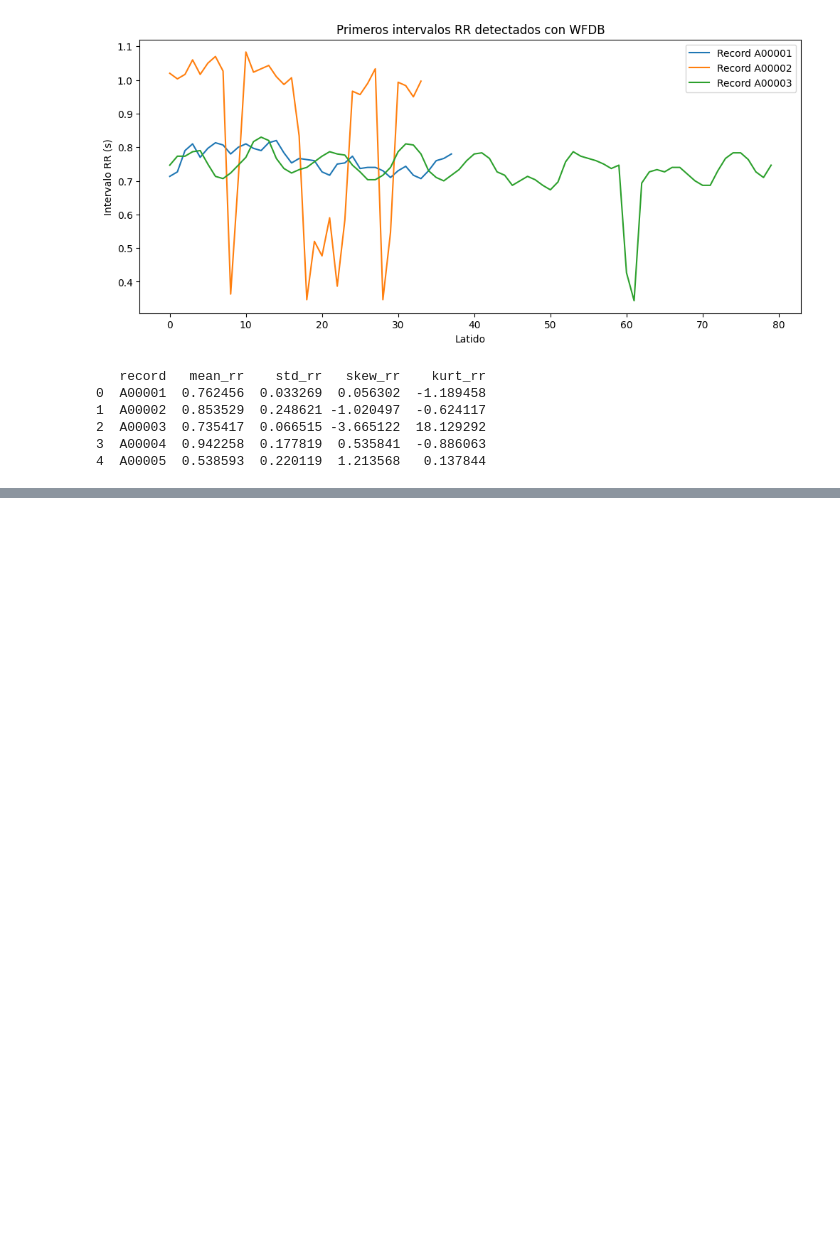
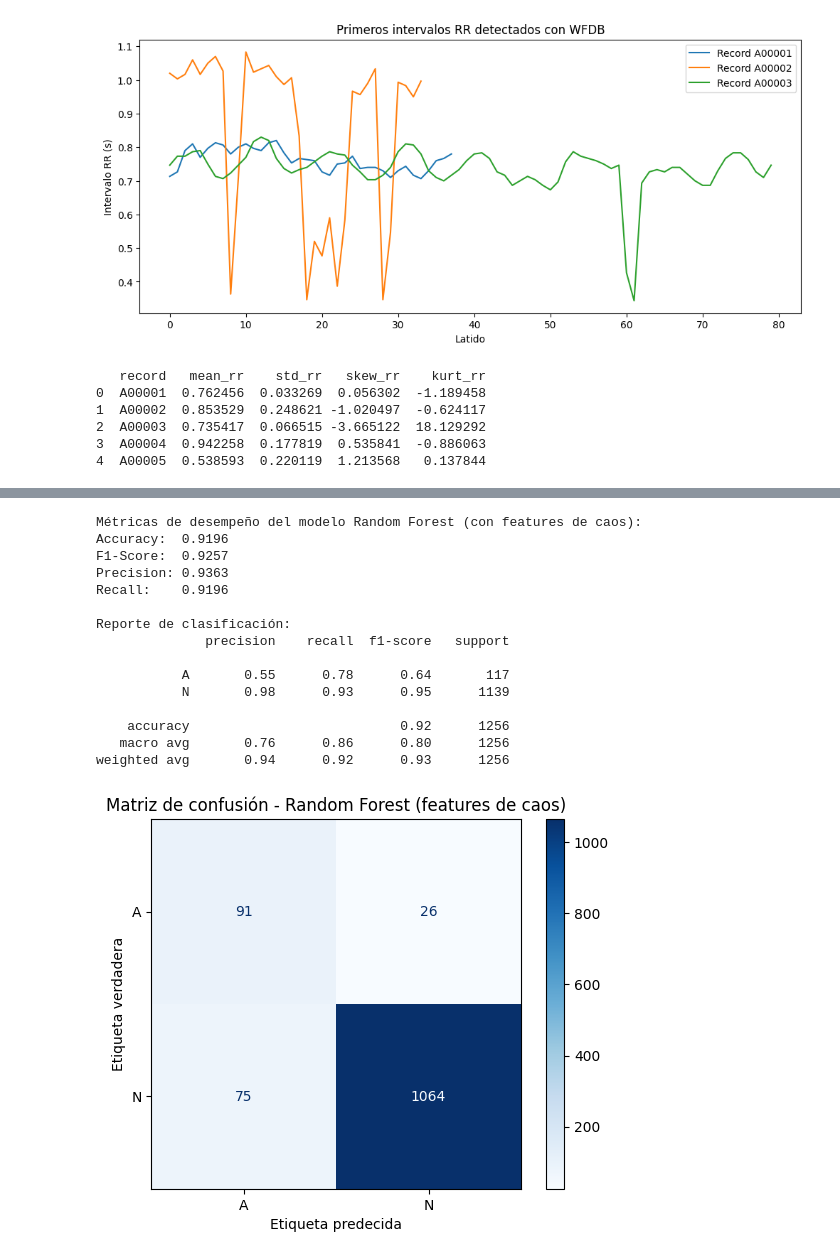
Before and after one commit to Mrldmz/MachineLearning, a Jupyter notebook: proyecto/Semana_2_Reproduccion_Baseline.ipynb, the cells around one changed output, grey strips where cells are left out. Saved outputs shown, nothing was run; the diff lists cells and outputs as text; code cells hidden in the pictures; blank space fills up the shorter version.

```diff
--- a/proyecto/Semana_2_Reproduccion_Baseline.ipynb
+++ b/proyecto/Semana_2_Reproduccion_Baseline.ipynb
@@ -701,0 +827,41 @@ weighted avg       0.93      0.94      0.93      1649
+# %%
+# Predecir sobre el conjunto de prueba
+y_pred_chaos = rf_clf_chaos.predict(X_test_chaos)
+
+# Calcular métricas de desempeño
+accuracy_chaos = accuracy_score(y_test_chaos, y_pred_chaos)
+f1_chaos = f1_score(y_test_chaos, y_pred_chaos, average='weighted', zero_division=0)
+precision_chaos = precision_score(y_test_chaos, y_pred_chaos, average='weighted', zero_division=0)
+recall_chaos = recall_score(y_test_chaos, y_pred_chaos, average='weighted', zero_division=0)
+
+print("Métricas de desempeño del modelo Random Forest (con features de caos):")
+print(f"Accuracy:  {accuracy_chaos:.4f}")
+print(f"F1-Score:  {f1_chaos:.4f}")
+print(f"Precision: {precision_chaos:.4f}")
+print(f"Recall:    {recall_chaos:.4f}")
+print("\nReporte de clasificación:")
+print(classification_report(y_test_chaos, y_pred_chaos, zero_division=0))
+
+# Visualización de la matriz de confusión
+disp_chaos = ConfusionMatrixDisplay.from_estimator(rf_clf_chaos, X_test_chaos, y_test_chaos, cmap=plt.cm.Blues)
+plt.title("Matriz de confusión - Random Forest (features de caos)")
+disp_chaos.ax_.set_xlabel('Etiqueta predecida')
+disp_chaos.ax_.set_ylabel('Etiqueta verdadera')
+plt.show()
+# %% [output]
+Métricas de desempeño del modelo Random Forest (con features de caos):
+Accuracy:  0.9196
+F1-Score:  0.9257
+Precision: 0.9363
+Recall:    0.9196
+
+Reporte de clasificación:
+              precision    recall  f1-score   support
+
+           A       0.55      0.78      0.64       117
+           N       0.98      0.93      0.95      1139
+
+    accuracy                           0.92      1256
+   macro avg       0.76      0.86      0.80      1256
+weighted avg       0.94      0.92      0.93      1256
+[figure, added]
```
Also changed, not shown: parts of 9 cells of this notebook.
